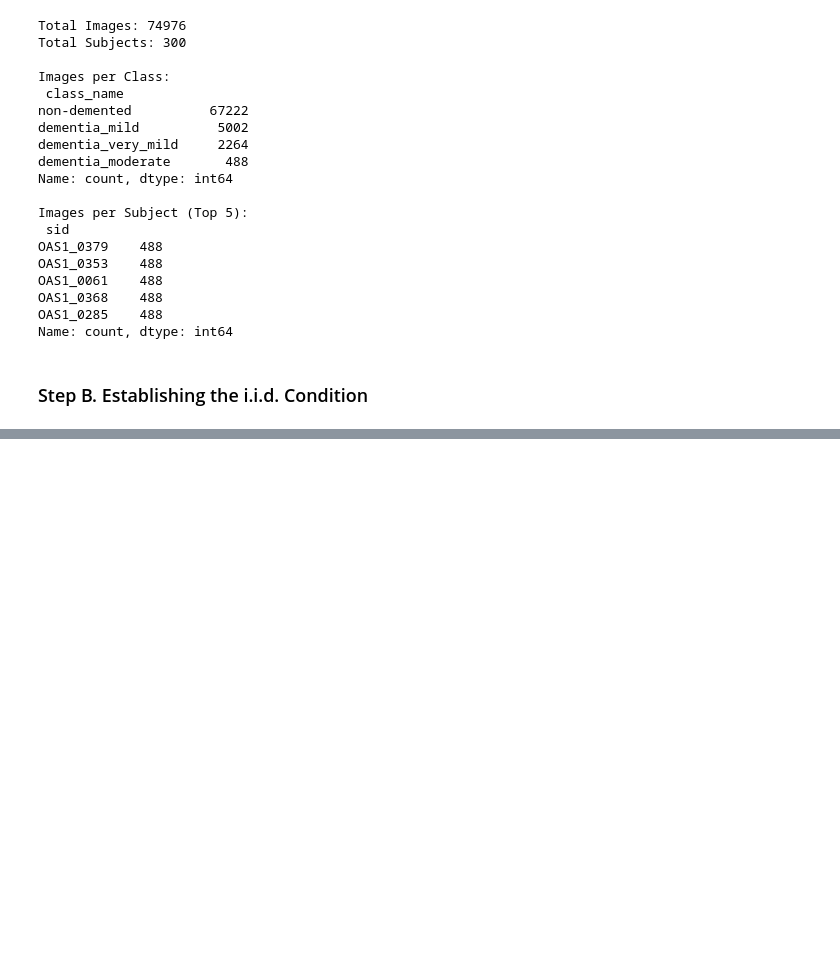
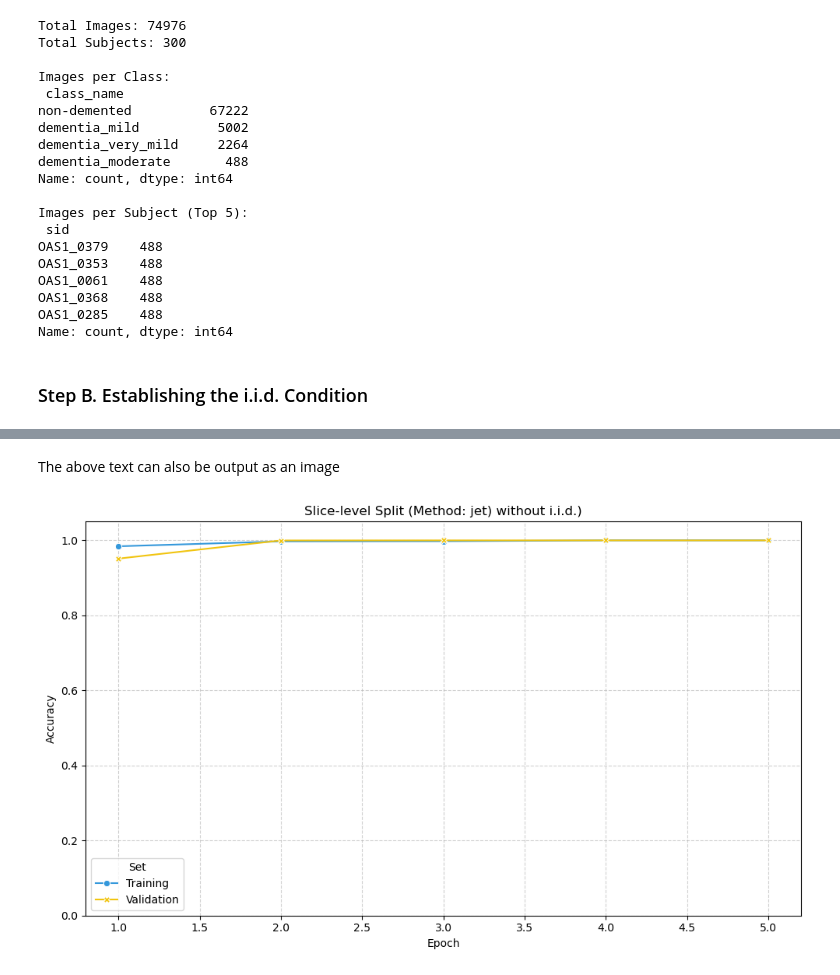
Before and after one commit to csning1998/biomedical-ml-oasis-data, a Jupyter notebook: work.ipynb, the cells around one changed output, grey strips where cells are left out. Drawn from its saved outputs; the diff is of its cells as text; code cells hidden in the pictures; blank space fills up the shorter version.

```diff
--- a/work.ipynb
+++ b/work.ipynb
@@ -233,0 +987,19 @@ The statistical sampling methods can be categorized into:
+# %%
+from sklearn.model_selection import train_test_split
+
+# 1.
+naive_train, naive_val = train_test_split(df, test_size=0.2, random_state=42, shuffle=True)
+
+print(f"Naïve Train Size: {len(naive_train)}")
+print(f"Naïve Val Size:   {len(naive_val)}")
+
+# 2. Quantifying the Leakage
+train_sids = set(naive_train['sid'])
+val_sids = set(naive_val['sid'])
+overlapping_sids = train_sids.intersection(val_sids)
+
+leakage_ratio = len(overlapping_sids) / df['sid'].nunique()
+
+print(f"Total Subjects: {df['sid'].nunique()}")
+print(f"Overlapping Subjects: {len(overlapping_sids)}")
+print(f"Leakage Ratio: {leakage_ratio:.2%}")
@@ -233,0 +1064,42 @@ The statistical sampling methods can be categorized into:
+# %% [markdown]
+The above text can also be output as an image
+# %%
+# 1. Extract metrics from flawed history object
+acc_train_flawed = history_flawed.history['sparse_categorical_accuracy']
+acc_val_flawed = history_flawed.history['val_sparse_categorical_accuracy']
+epochs_flawed = range(1, len(acc_train_flawed) + 1)
+
+# 2. Construct DataFrame for Seaborn
+data_flawed = pd.DataFrame({
+    'Epoch': list(epochs_flawed) + list(epochs_flawed),
+    'Accuracy': acc_train_flawed + acc_val_flawed,
+    'Set': ['Training'] * len(epochs_flawed) + ['Validation'] * len(epochs_flawed)
+})
+
+# 3. Plotting
+fig, ax = plt.subplots(figsize=(10, 6))
+
+sns.lineplot(
+    data=data_flawed,
+    x='Epoch',
+    y='Accuracy',
+    hue='Set',
+    style='Set',
+    markers=True,
+    dashes=False,
+    palette={'Training': '#3498db', 'Validation': '#f1c40f'},
+    ax=ax
+)
+
+# 4. Styling
+
+ax.set_title(f"Slice-level Split (Method: {METHOD}) without i.i.d.)", fontsize=12)
+ax.set_ylabel("Accuracy", fontsize=10)
+ax.set_xlabel("Epoch", fontsize=10)
+ax.set_ylim(0, 1.05)
+ax.grid(True, linestyle='--', alpha=0.6)
+
+plt.tight_layout()
+plt.show()
+# %% [output]
+[figure, added]
```
Also changed, not shown: parts of 69 cells of this notebook, 1 other file.
